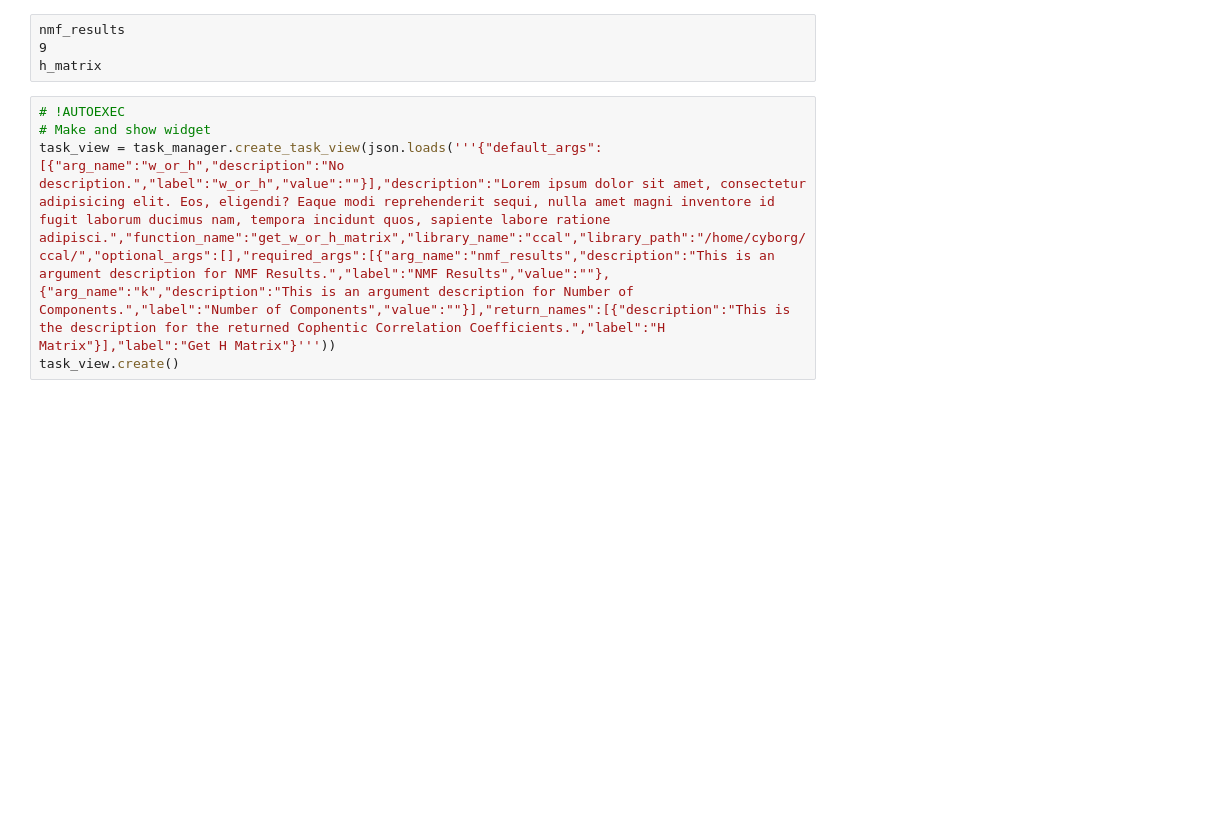
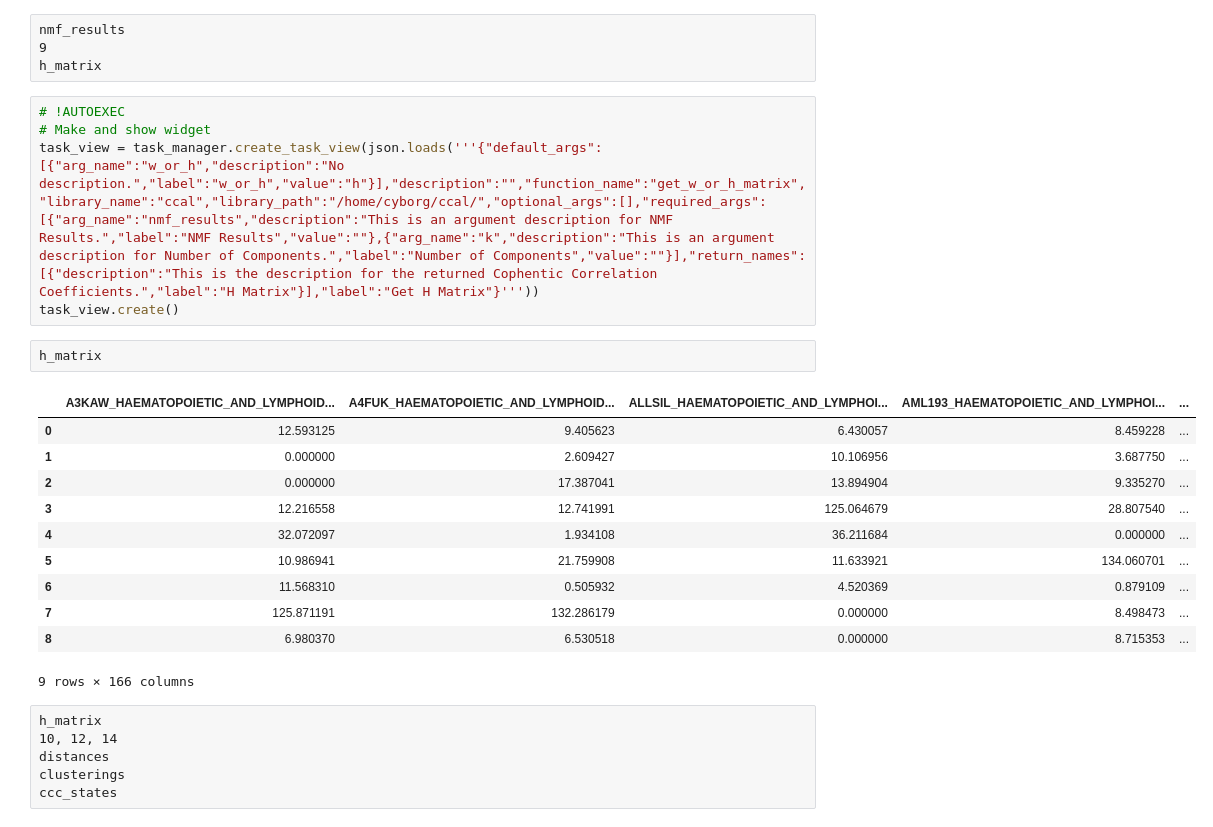
Before and after one commit to teacherzhu/jupyter_gui, a Jupyter notebook: demo/Onco-GPS.ipynb, the cells around one changed output. Cells and saved outputs as stored; diff of their text form; blank space fills up the shorter version.

```diff
--- a/demo/Onco-GPS.ipynb
+++ b/demo/Onco-GPS.ipynb
@@ -19,5 +50,25 @@ h_matrix
 # %%
 # !AUTOEXEC
 # Make and show widget
-task_view = task_manager.create_task_view(json.loads('''{"default_args":[{"arg_name":"w_or_h","description":"No description.","label":"w_or_h","value":""}],"description":"Lorem ipsum dolor sit amet, consectetur adipisicing elit. Eos, eligendi? Eaque modi reprehenderit sequi, nulla amet magni inventore id fugit laborum ducimus nam, tempora incidunt quos, sapiente labore ratione adipisci.","function_name":"get_w_or_h_matrix","library_name":"ccal","library_path":"/home/cyborg/ccal/","optional_args":[],"required_args":[{"arg_name":"nmf_results","description":"This is an argument description for NMF Results.","label":"NMF Results","value":""},{"arg_name":"k","description":"This is an argument description for Number of Components.","label":"Number of Components","value":""}],"return_names":[{"description":"This is the description for the returned Cophentic Correlation Coefficients.","label":"H Matrix"}],"label":"Get H Matrix"}'''))
+task_view = task_manager.create_task_view(json.loads('''{"default_args":[{"arg_name":"w_or_h","description":"No description.","label":"w_or_h","value":"h"}],"description":"","function_name":"get_w_or_h_matrix","library_name":"ccal","library_path":"/home/cyborg/ccal/","optional_args":[],"required_args":[{"arg_name":"nmf_results","description":"This is an argument description for NMF Results.","label":"NMF Results","value":""},{"arg_name":"k","description":"This is an argument description for Number of Components.","label":"Number of Components","value":""}],"return_names":[{"description":"This is the description for the returned Cophentic Correlation Coefficients.","label":"H Matrix"}],"label":"Get H Matrix"}'''))
 task_view.create()
+# %%
+h_matrix
+# %% [output]
+|  | A3KAW_HAEMATOPOIETIC_AND_LYMPHOID... | A4FUK_HAEMATOPOIETIC_AND_LYMPHOID... | ALLSIL_HAEMATOPOIETIC_AND_LYMPHOI... | AML193_HAEMATOPOIETIC_AND_LYMPHOI... | ... |
+| 0 | 12.593125 | 9.405623 | 6.430057 | 8.459228 | ... |
+| 1 | 0.000000 | 2.609427 | 10.106956 | 3.687750 | ... |
+| 2 | 0.000000 | 17.387041 | 13.894904 | 9.335270 | ... |
+| 3 | 12.216558 | 12.741991 | 125.064679 | 28.807540 | ... |
+| 4 | 32.072097 | 1.934108 | 36.211684 | 0.000000 | ... |
+| 5 | 10.986941 | 21.759908 | 11.633921 | 134.060701 | ... |
+| 6 | 11.568310 | 0.505932 | 4.520369 | 0.879109 | ... |
+| 7 | 125.871191 | 132.286179 | 0.000000 | 8.498473 | ... |
+| 8 | 6.980370 | 6.530518 | 0.000000 | 8.715353 | ... |
+9 rows × 166 columns
+# %% [raw]
+h_matrix
+10, 12, 14
+distances
+clusterings
+ccc_states
```
Also changed, not shown: parts of 7 cells of this notebook, 4 other files.
